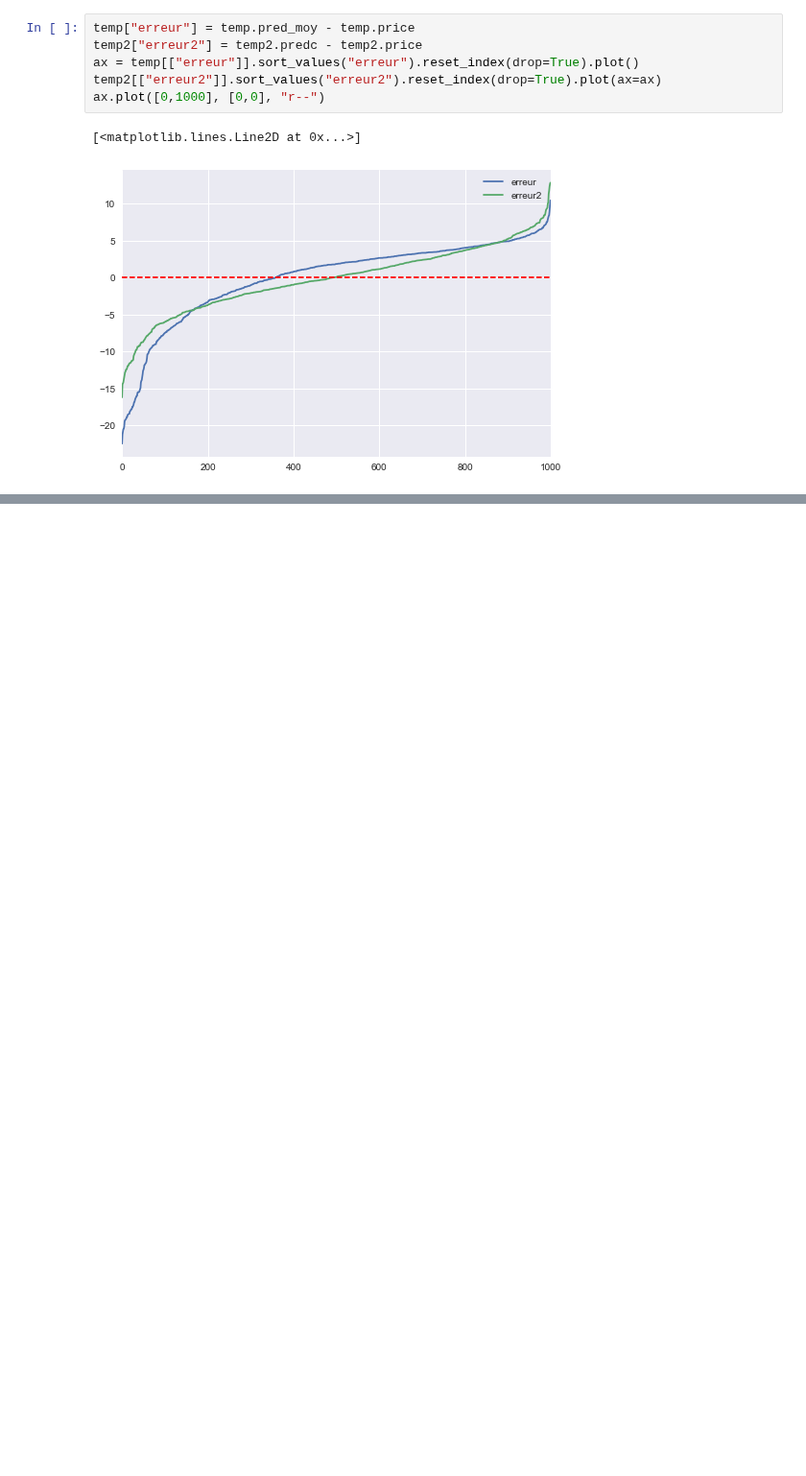
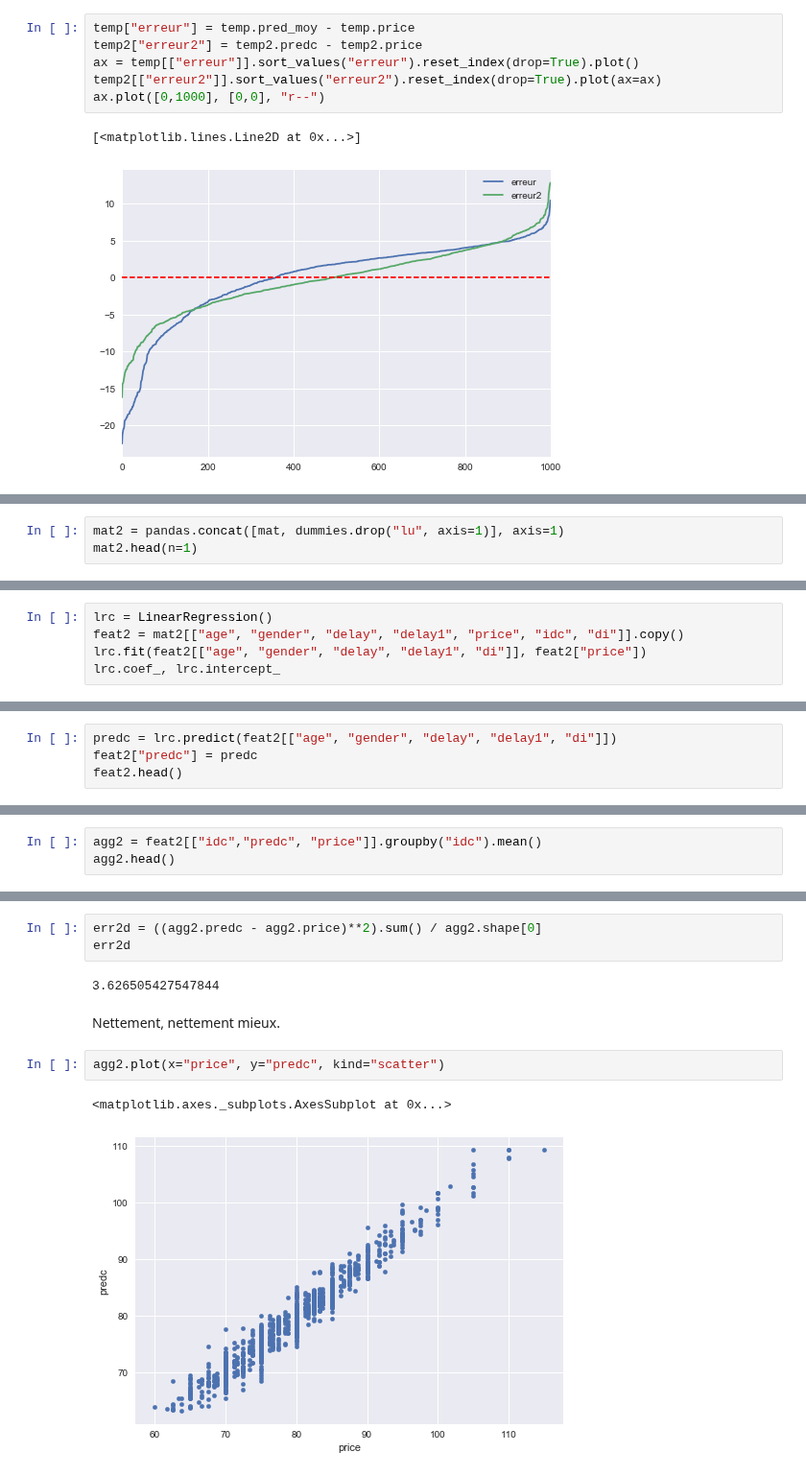
Before and after one commit to sdpython/actuariat_python, a Jupyter notebook: _doc/notebooks/examen/solution_2017.ipynb, the cells around one changed output, grey strips where cells are left out. Shown at 96% size. Saved outputs shown, nothing was run; the diff lists cells and outputs as text; blank space fills up the shorter version.

```diff
--- a/_doc/notebooks/examen/solution_2017.ipynb
+++ b/_doc/notebooks/examen/solution_2017.ipynb
@@ -518,0 +582,3 @@ Le second modèle fait des erreurs moins importantes surtout côté négatif. Ce
+# %%
+mat2 = pandas.concat([mat, dummies.drop("lu", axis=1)], axis=1)
+mat2.head(n=1)
@@ -518,0 +622,5 @@ Le second modèle fait des erreurs moins importantes surtout côté négatif. Ce
+# %%
+lrc = LinearRegression()
+feat2 = mat2[["age", "gender", "delay", "delay1", "price", "idc", "di"]].copy()
+lrc.fit(feat2[["age", "gender", "delay", "delay1", "di"]], feat2["price"])
+lrc.coef_, lrc.intercept_
@@ -518,0 +630,4 @@ Le second modèle fait des erreurs moins importantes surtout côté négatif. Ce
+# %%
+predc = lrc.predict(feat2[["age", "gender", "delay", "delay1", "di"]])
+feat2["predc"] = predc
+feat2.head()
@@ -518,0 +641,3 @@ Le second modèle fait des erreurs moins importantes surtout côté négatif. Ce
+# %%
+agg2 = feat2[["idc","predc", "price"]].groupby("idc").mean()
+agg2.head()
@@ -518,0 +652,12 @@ Le second modèle fait des erreurs moins importantes surtout côté négatif. Ce
+# %%
+err2d = ((agg2.predc - agg2.price)**2).sum() / agg2.shape[0]
+err2d
+# %% [output]
+3.626505427547844
+# %% [markdown]
+Nettement, nettement mieux.
+# %%
+agg2.plot(x="price", y="predc", kind="scatter")
+# %% [output]
+<matplotlib.axes._subplots.AxesSubplot at 0x...>
+[figure, added]
```
Also changed, not shown: parts of 32 cells of this notebook.
